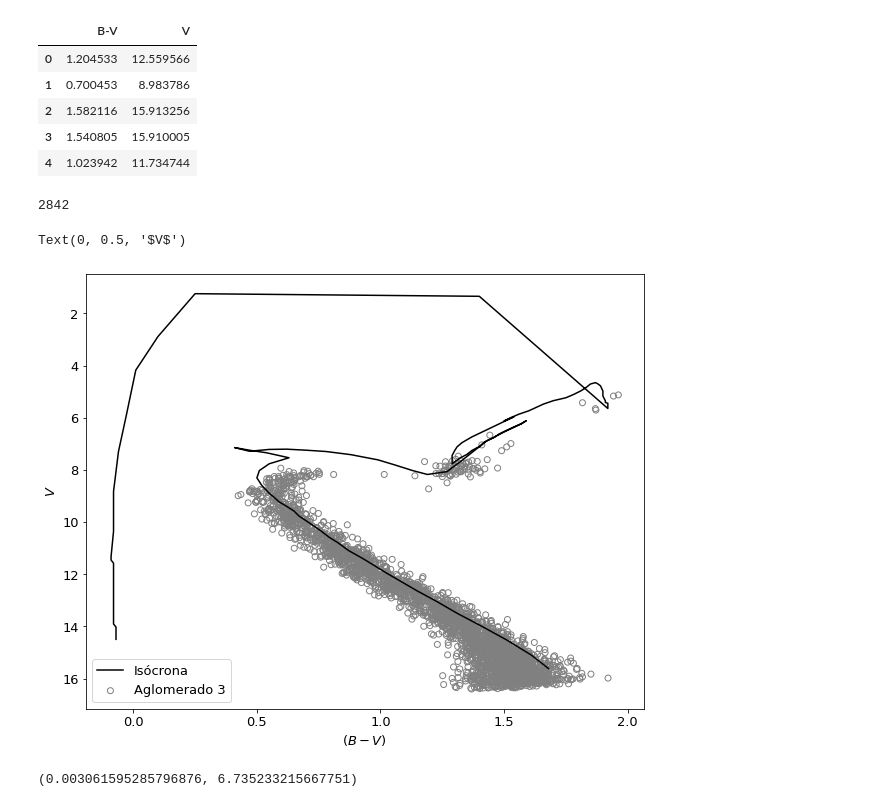
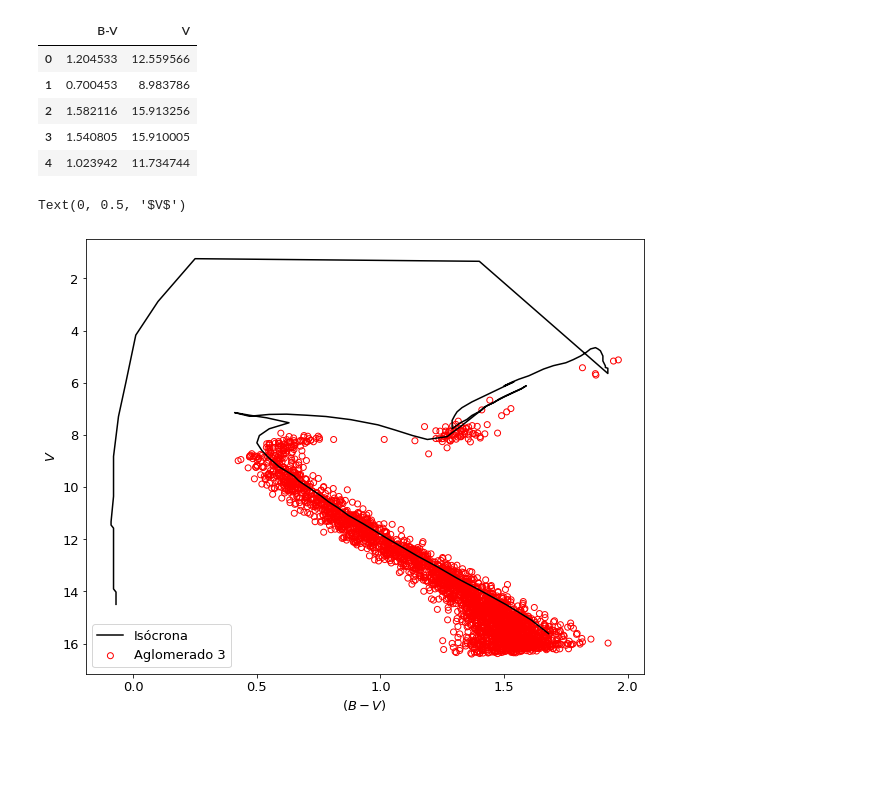
Before and after one commit to jppirest/mw_substructures, a Jupyter notebook: dados/Ag_Simulados/P2/3.ipynb, the cells around one changed output. Drawn from its saved outputs; the diff is of its cells as text; code cells hidden in the pictures; blank space fills up the shorter version.

```diff
--- a/dados/Ag_Simulados/P2/3.ipynb
+++ b/dados/Ag_Simulados/P2/3.ipynb
@@ -7,26 +9,3 @@ import math
 isocronas = pd.read_csv('../../Isocronas/Regression_Iso.txt', header = 0)
 # %%
 from scipy.interpolate import interp1d
-# %%
-f1 = interp1d(isocronas['(B-V)TurnOff'],  isocronas['Age'],kind= 'linear')
-plt.rc('xtick', labelsize=13)
-plt.rc('ytick', labelsize=13)
-
-
-font = {'family' : 'sans-serif',
-        'weight' : 'normal',
-        'size'   : 13}
-
-plt.rc('font', **font)
-
-fig,ax = plt.subplots(figsize=(7,6)) #(figsize=(10,8))
-plt.gca().invert_yaxis()
-
-
-
-interpol_colour = np.linspace(isocronas['(B-V)TurnOff'].min(),isocronas['(B-V)TurnOff'].max(),100)
-plt.plot(interpol_colour,f1(interpol_colour), color = 'k')
-plt.scatter(isocronas['(B-V)TurnOff'], isocronas['Age'], c = isocronas['(B-V)TurnOff'],cmap = 'RdYlBu_r', zorder = 10)
-plt.ylabel('log(Age)')
-plt.xlabel(r'$(B-V)_o$' + ' Turnoff')
-plt.title('Interpolação linear: cor do turnoff \n em função da idade')
@@ -49,5 +27,6 @@ idade3 = f1(ag3['TurnOffColor ']-E)
 idade3
 # %% [output]
 array([8.87437334])
-# %%
-idade3=8.9
+# %%
+idade3 = np.around(idade3,1)[0]
+idade3
@@ -75,10 +56,6 @@ i3.head()
 | 2 | 1.582116 | 15.913256 |
 | 3 | 1.540805 | 15.910005 |
 | 4 | 1.023942 | 11.734744 |
-# %%
-len(i3)
-# %% [output]
-2842
 # %%
 iso = pd.read_csv('../../Isocronas/isocro.csv', header = 0)
 
@@ -94,40 +71,21 @@ iso3 = iso[iso['log(Age)']==idade3]
 # %%
 plt.rc('xtick', labelsize=13)
 plt.rc('ytick', labelsize=13)
 
 
 font = {'family' : 'sans-serif',
         'weight' : 'normal',
         'size'   : 13}
 
 plt.rc('font', **font)
 
-fig,ax = plt.subplots(figsize=(10,8)) #(figsize=(10,8))
+fig,ax = plt.subplots(figsize=(10,8)) #(figsize=(7,5))
 plt.gca().invert_yaxis()
 plt.plot(iso3['(B-V)o'] + E,iso3['Mv'] +5*np.log10(d3/10)+3.1*E , label = 'Isócrona', color = 'black', zorder = 10)
-plt.scatter(i3['B-V'] ,i3['V'], label = 'Aglomerado 3', color = 'none', edgecolor = 'grey')
+plt.scatter(i3['B-V'] ,i3['V'], label = 'Aglomerado 3', color = 'none', edgecolor = 'red')
 plt.legend(frameon=True)
 plt.xlabel(r"$(B-V)$")
 plt.ylabel(r"$V$")
 # %% [output]
 Text(0, 0.5, '$V$')
-[figure, old version]
+[figure, new version]
-# %%
-modulodist = 5*np.log10(d3/10) + E*3.1
-Xiso = iso3['(B-V)o'] + E
-Yiso = iso3['Mv'] + modulodist
-Xaglo = i3['B-V']
-Yaglo = i3['V']
-
-dist_pontos = np.zeros_like(Xaglo)
-distancias = []
-for i in range(len(Xaglo)):
-    pontos_aglo = np.array([Xaglo[i],Yaglo[i]])
-    for x,y in zip(Xiso,Yiso):
-        xy = np.array([x,y])
-        distancias.append(math.dist(xy,pontos_aglo))
-    dist_pontos[i] = min(distancias)
-
-dist_pontos.mean(), modulodist
-# %% [output]
-(0.003061595285796876, 6.735233215667751)
```
Also changed, not shown: parts of 25 cells of this notebook, 3 other files.
